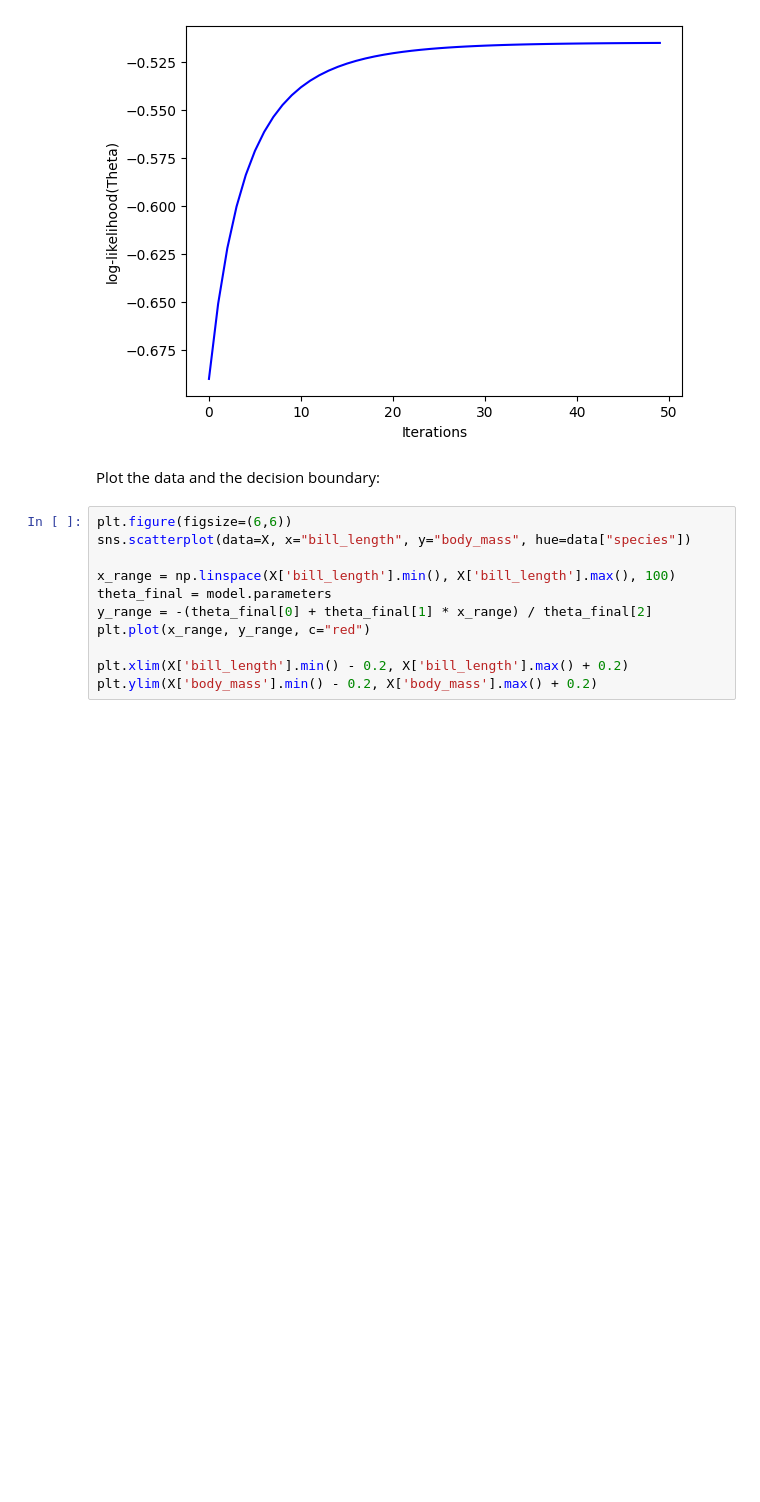
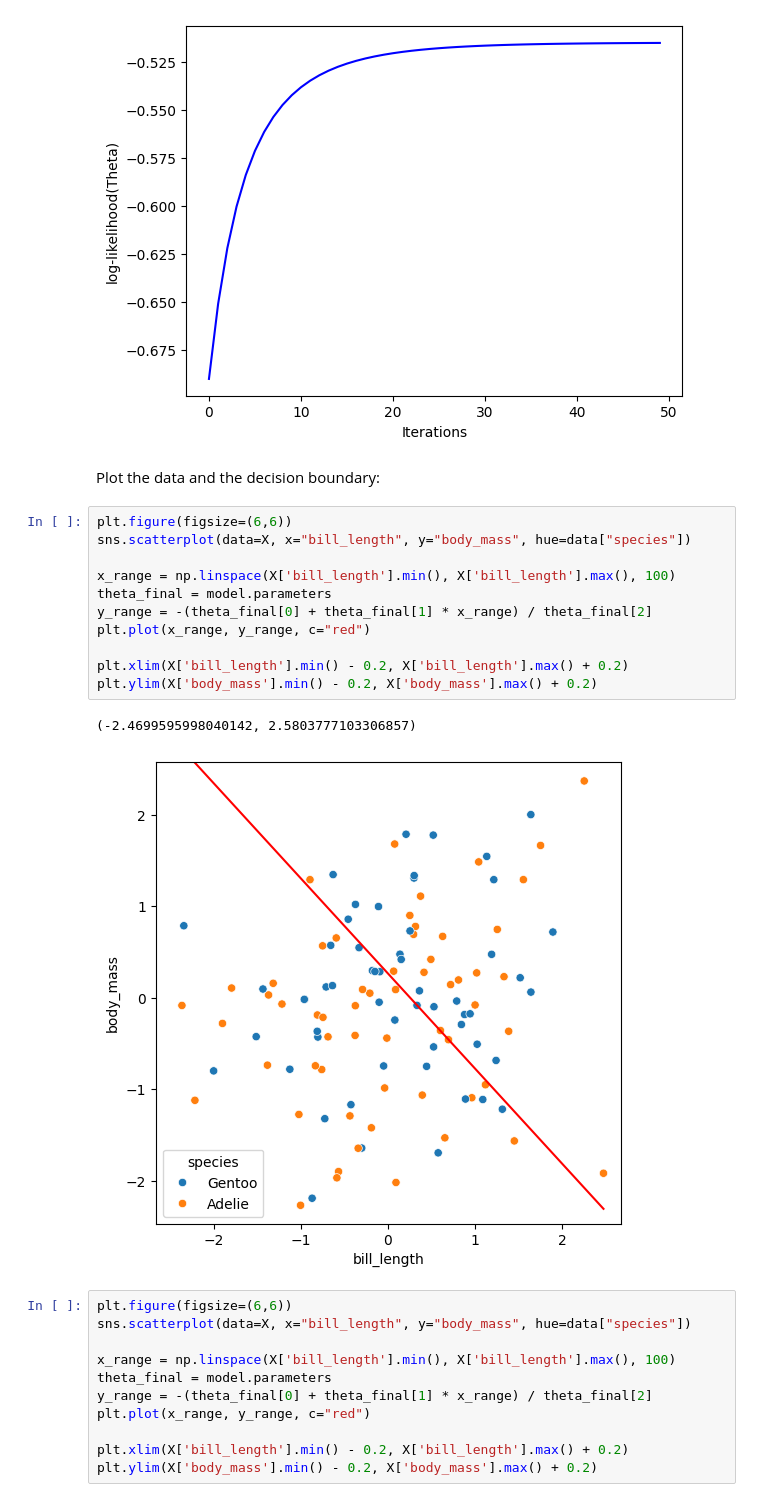
Before and after one commit to delgiudice1967219/HW2_FDS, a Jupyter notebook: HW2.ipynb, the cells around one changed output. Drawn from its saved outputs; the diff is of its cells as text; blank space fills up the shorter version.

```diff
--- a/HW2.ipynb
+++ b/HW2.ipynb
@@ -287,6 +297,20 @@ Text(0.5, 0, 'Iterations')
 [figure]
 # %% [markdown]
 Plot the data and the decision boundary:
+# %%
+plt.figure(figsize=(6,6))
+sns.scatterplot(data=X, x="bill_length", y="body_mass", hue=data["species"])
+
+x_range = np.linspace(X['bill_length'].min(), X['bill_length'].max(), 100)
+theta_final = model.parameters
+y_range = -(theta_final[0] + theta_final[1] * x_range) / theta_final[2]
+plt.plot(x_range, y_range, c="red")
+
+plt.xlim(X['bill_length'].min() - 0.2, X['bill_length'].max() + 0.2)
+plt.ylim(X['body_mass'].min() - 0.2, X['body_mass'].max() + 0.2)
+# %% [output]
+(-2.4699595998040142, 2.5803777103306857)
+[figure, added]
 # %%
 plt.figure(figsize=(6,6))
 sns.scatterplot(data=X, x="bill_length", y="body_mass", hue=data["species"])
```
Also changed, not shown: parts of 7 cells of this notebook, 3 other files.
